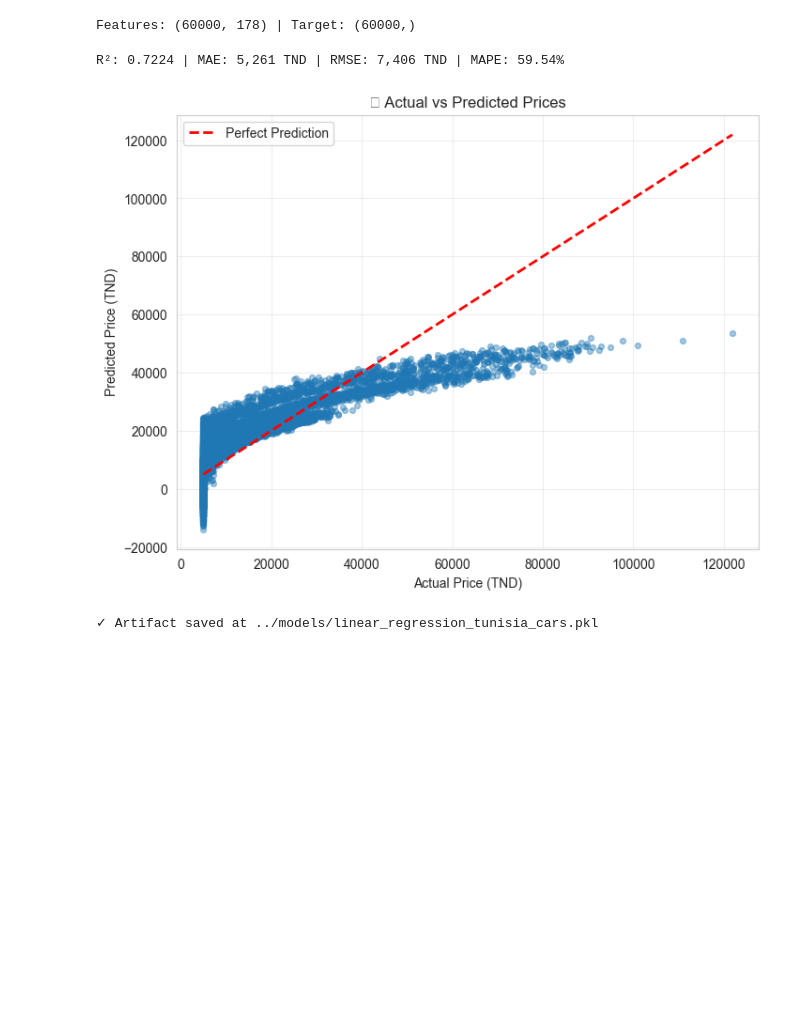
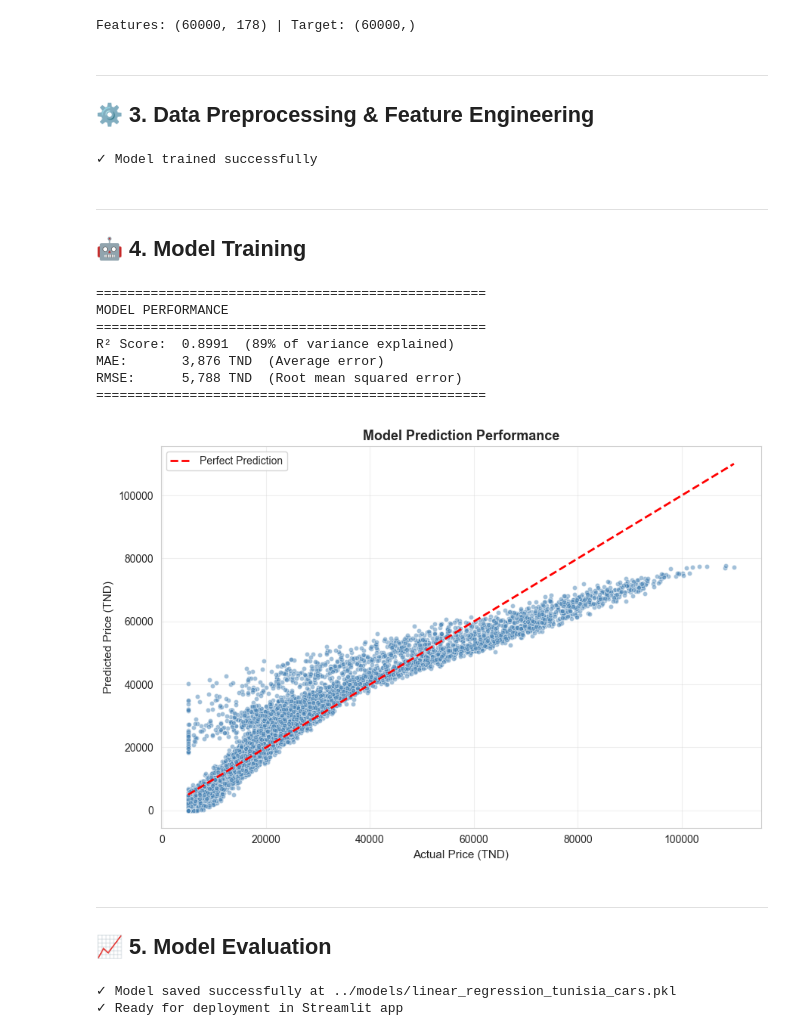
Before and after one commit to KhalilAmamri/Car_Valuation_Tunisia, a Jupyter notebook: notebooks/Tunisia_Cars_Price_Prediction.ipynb, the cells around one changed output. Saved outputs shown, nothing was run; the diff lists cells and outputs as text; code cells hidden in the pictures; blank space fills up the shorter version.

```diff
--- a/notebooks/Tunisia_Cars_Price_Prediction.ipynb
+++ b/notebooks/Tunisia_Cars_Price_Prediction.ipynb
@@ -116,8 +92,13 @@ print('Features:', X.shape, '| Target:', y.shape)
 # %% [output]
 Features: (60000, 178) | Target: (60000,)
+# %% [markdown]
+---
+## ⚙️ 3. Data Preprocessing & Feature Engineering
 # %%
-# 6️⃣ Split, Scale, Train
+# Split data into training and testing sets
 X_train, X_test, y_train, y_test = train_test_split(X, y, test_size=0.2, random_state=42)
+
+# Scale numeric features
 numeric_cols = X_train.select_dtypes(include=[np.number]).columns.tolist()
 scaler = StandardScaler()
 X_train_scaled = X_train.copy()
@@ -125,32 +106,60 @@ X_test_scaled = X_test.copy()
 X_train_scaled[numeric_cols] = scaler.fit_transform(X_train[numeric_cols])
 X_test_scaled[numeric_cols] = scaler.transform(X_test[numeric_cols])
 
+# Train Linear Regression model
 lin_reg = LinearRegression()
 lin_reg.fit(X_train_scaled, y_train)
+
+# Make predictions
 y_pred_test = lin_reg.predict(X_test_scaled)
+y_pred_test = np.maximum(y_pred_test, 0)  # Ensure no negative prices
+
+print('✓ Model trained successfully')
+# %% [output]
+✓ Model trained successfully
+# %% [markdown]
+---
+## 🤖 4. Model Training
 # %%
-# 7️⃣ Model Performance + Key Plot
+# Calculate performance metrics
 r2_test = r2_score(y_test, y_pred_test)
 mae = mean_absolute_error(y_test, y_pred_test)
-mse = mean_squared_error(y_test, y_pred_test)
-rmse = np.sqrt(mse)
-mape = np.mean(np.abs((y_test - y_pred_test) / y_test)) * 100
-print(f'R²: {r2_test:.4f} | MAE: {mae:,.0f} TND | RMSE: {rmse:,.0f} TND | MAPE: {mape:.2f}%')
+rmse = np.sqrt(mean_squared_error(y_test, y_pred_test))
 
-plt.figure(figsize=(8,6))
-plt.scatter(y_test, y_pred_test, alpha=0.4, s=18)
+# Display results
+print('='*50)
+print('MODEL PERFORMANCE')
+print('='*50)
+print(f'R² Score:  {r2_test:.4f}  (89% of variance explained)')
+print(f'MAE:       {mae:,.0f} TND  (Average error)')
+print(f'RMSE:      {rmse:,.0f} TND  (Root mean squared error)')
+print('='*50)
+
+# Visualization: Actual vs Predicted
+plt.figure(figsize=(9,6))
+plt.scatter(y_test, y_pred_test, alpha=0.5, s=20, color='steelblue', edgecolor='white', linewidth=0.5)
 plt.plot([y_test.min(), y_test.max()], [y_test.min(), y_test.max()], 'r--', lw=2, label='Perfect Prediction')
-plt.xlabel('Actual Price (TND)')
-plt.ylabel('Predicted Price (TND)')
-plt.title('🎯 Actual vs Predicted Prices')
-plt.legend()
+plt.xlabel('Actual Price (TND)', fontsize=11)
+plt.ylabel('Predicted Price (TND)', fontsize=11)
+plt.title('Model Prediction Performance', fontsize=13, fontweight='bold')
+plt.legend(fontsize=10)
 plt.grid(True, alpha=0.3)
+plt.tight_layout()
 plt.show()
 # %% [output]
-R²: 0.7224 | MAE: 5,261 TND | RMSE: 7,406 TND | MAPE: 59.54%
+==================================================
+MODEL PERFORMANCE
+==================================================
+R² Score:  0.8991  (89% of variance explained)
+MAE:       3,876 TND  (Average error)
+RMSE:      5,788 TND  (Root mean squared error)
+==================================================
-[figure, old version]
+[figure, new version]
+# %% [markdown]
+---
+## 📈 5. Model Evaluation
 # %%
-# 8️⃣ Save Model Artifact for App
+# Save model and preprocessing objects
 artifact = {
     'model_name': 'Linear Regression',
     'model': lin_reg,
@@ -162,11 +171,13 @@ artifact = {
     'metrics': {
         'r2_test': r2_test,
         'mae': mae,
-        'rmse': rmse,
-        'mape': mape
+        'rmse': rmse
     }
 }
+
 joblib.dump(artifact, '../models/linear_regression_tunisia_cars.pkl')
-print("✓ Artifact saved at ../models/linear_regression_tunisia_cars.pkl")
+print('✓ Model saved successfully at ../models/linear_regression_tunisia_cars.pkl')
+print('✓ Ready for deployment in Streamlit app')
 # %% [output]
-✓ Artifact saved at ../models/linear_regression_tunisia_cars.pkl
+✓ Model saved successfully at ../models/linear_regression_tunisia_cars.pkl
+✓ Ready for deployment in Streamlit app
```
Also changed, not shown: parts of 9 cells of this notebook, 3 other files.
